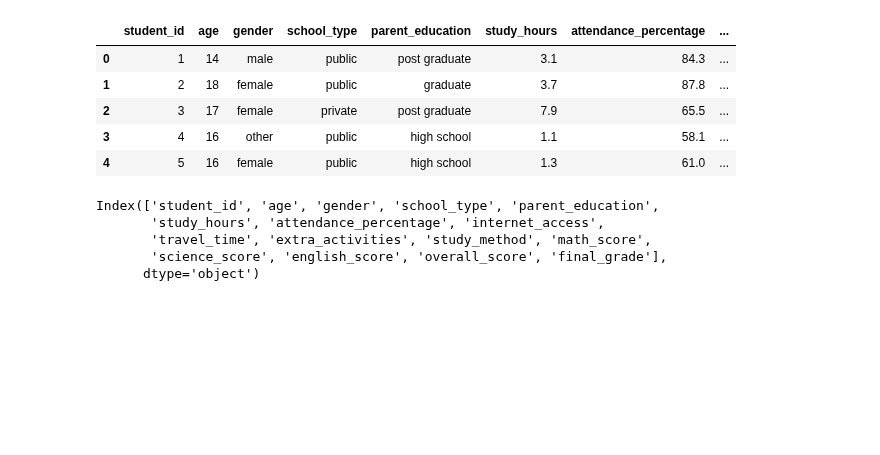
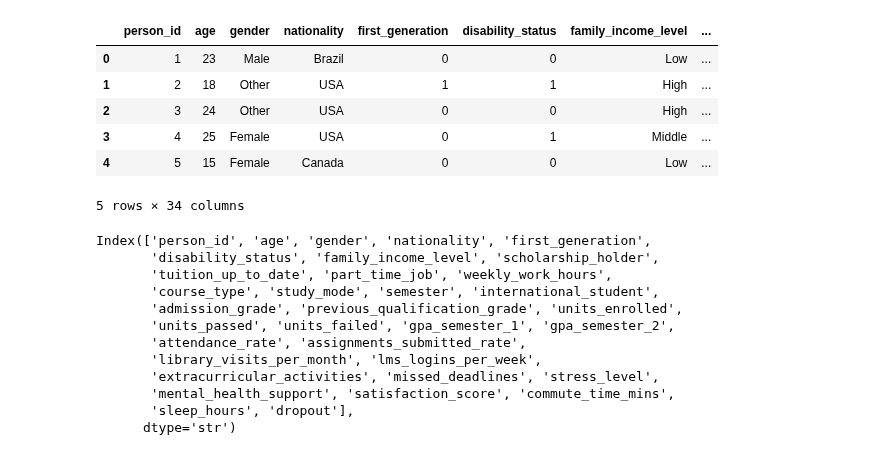
Before and after one commit to Bhushan1116/DAV, a Jupyter notebook: Lab3.ipynb, the cells around one changed output. Drawn from its saved outputs; the diff is of its cells as text; code cells hidden in the pictures; blank space fills up the shorter version.

```diff
--- a/Lab3.ipynb
+++ b/Lab3.ipynb
@@ -13,18 +4,26 @@ Saving Student_Performance.csv to Student_Performance.csv
 # %%
-df=pd.read_csv(r"Student_Performance.csv")
+df=pd.read_csv(r"C:\Users\DELL\chinthana\archive (1)\student_dropout_risk_2026.csv")
 df.head()
 # %% [output]
-|  | student_id | age | gender | school_type | parent_education | study_hours | attendance_percentage | ... |
-| 0 | 1 | 14 | male | public | post graduate | 3.1 | 84.3 | ... |
-| 1 | 2 | 18 | female | public | graduate | 3.7 | 87.8 | ... |
-| 2 | 3 | 17 | female | private | post graduate | 7.9 | 65.5 | ... |
-| 3 | 4 | 16 | other | public | high school | 1.1 | 58.1 | ... |
-| 4 | 5 | 16 | female | public | high school | 1.3 | 61.0 | ... |
+|  | person_id | age | gender | nationality | first_generation | disability_status | family_income_level | ... |
+| 0 | 1 | 23 | Male | Brazil | 0 | 0 | Low | ... |
+| 1 | 2 | 18 | Other | USA | 1 | 1 | High | ... |
+| 2 | 3 | 24 | Other | USA | 0 | 0 | High | ... |
+| 3 | 4 | 25 | Female | USA | 0 | 1 | Middle | ... |
+| 4 | 5 | 15 | Female | Canada | 0 | 0 | Low | ... |
+5 rows × 34 columns
 # %%
 df.columns
 # %% [output]
-Index(['student_id', 'age', 'gender', 'school_type', 'parent_education',
-       'study_hours', 'attendance_percentage', 'internet_access',
-       'travel_time', 'extra_activities', 'study_method', 'math_score',
-       'science_score', 'english_score', 'overall_score', 'final_grade'],
-      dtype='object')
+Index(['person_id', 'age', 'gender', 'nationality', 'first_generation',
+       'disability_status', 'family_income_level', 'scholarship_holder',
+       'tuition_up_to_date', 'part_time_job', 'weekly_work_hours',
+       'course_type', 'study_mode', 'semester', 'international_student',
+       'admission_grade', 'previous_qualification_grade', 'units_enrolled',
+       'units_passed', 'units_failed', 'gpa_semester_1', 'gpa_semester_2',
+       'attendance_rate', 'assignments_submitted_rate',
+       'library_visits_per_month', 'lms_logins_per_week',
+       'extracurricular_activities', 'missed_deadlines', 'stress_level',
+       'mental_health_support', 'satisfaction_score', 'commute_time_mins',
+       'sleep_hours', 'dropout'],
+      dtype='str')
```
Also changed, not shown: parts of 9 cells of this notebook.
